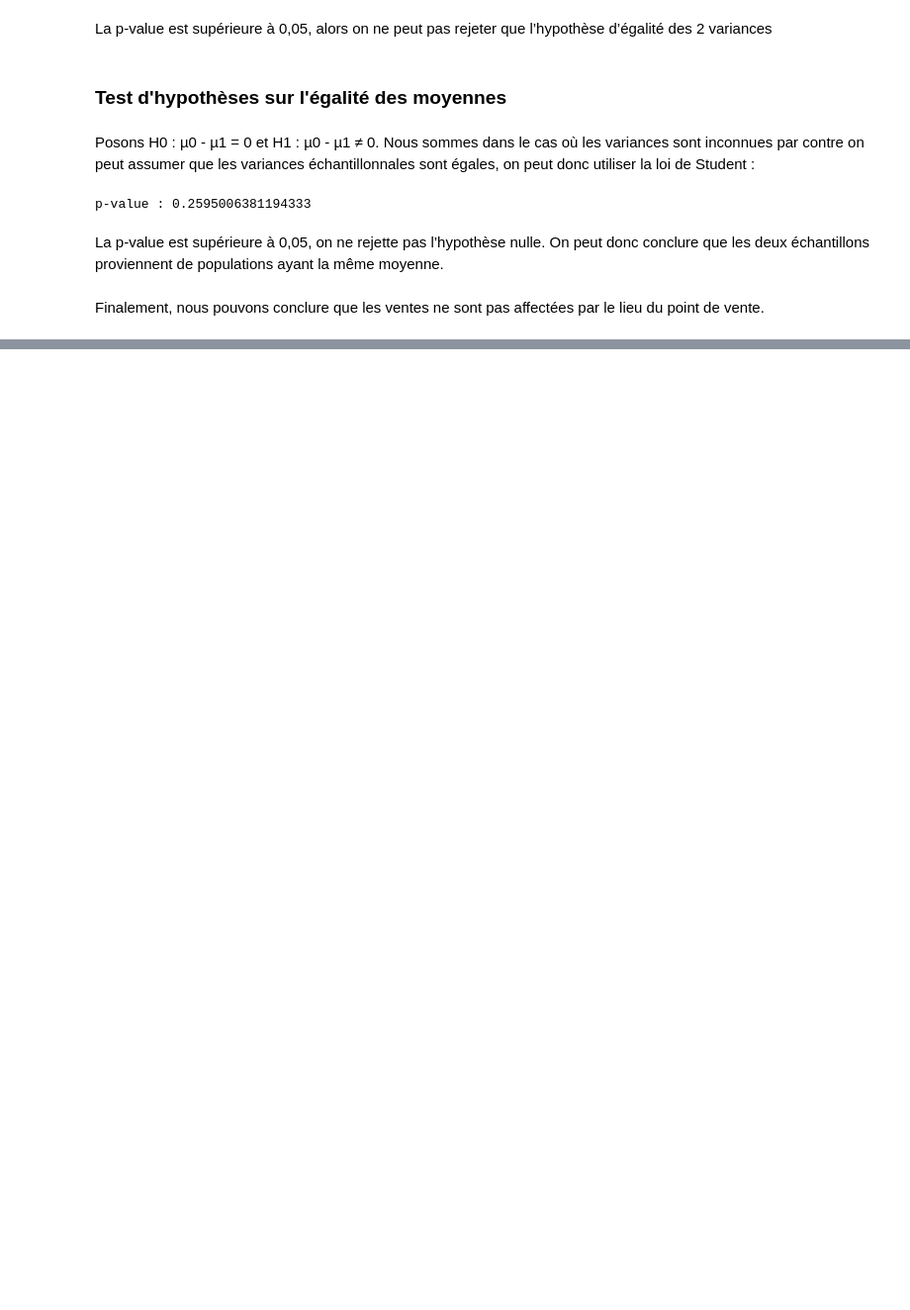
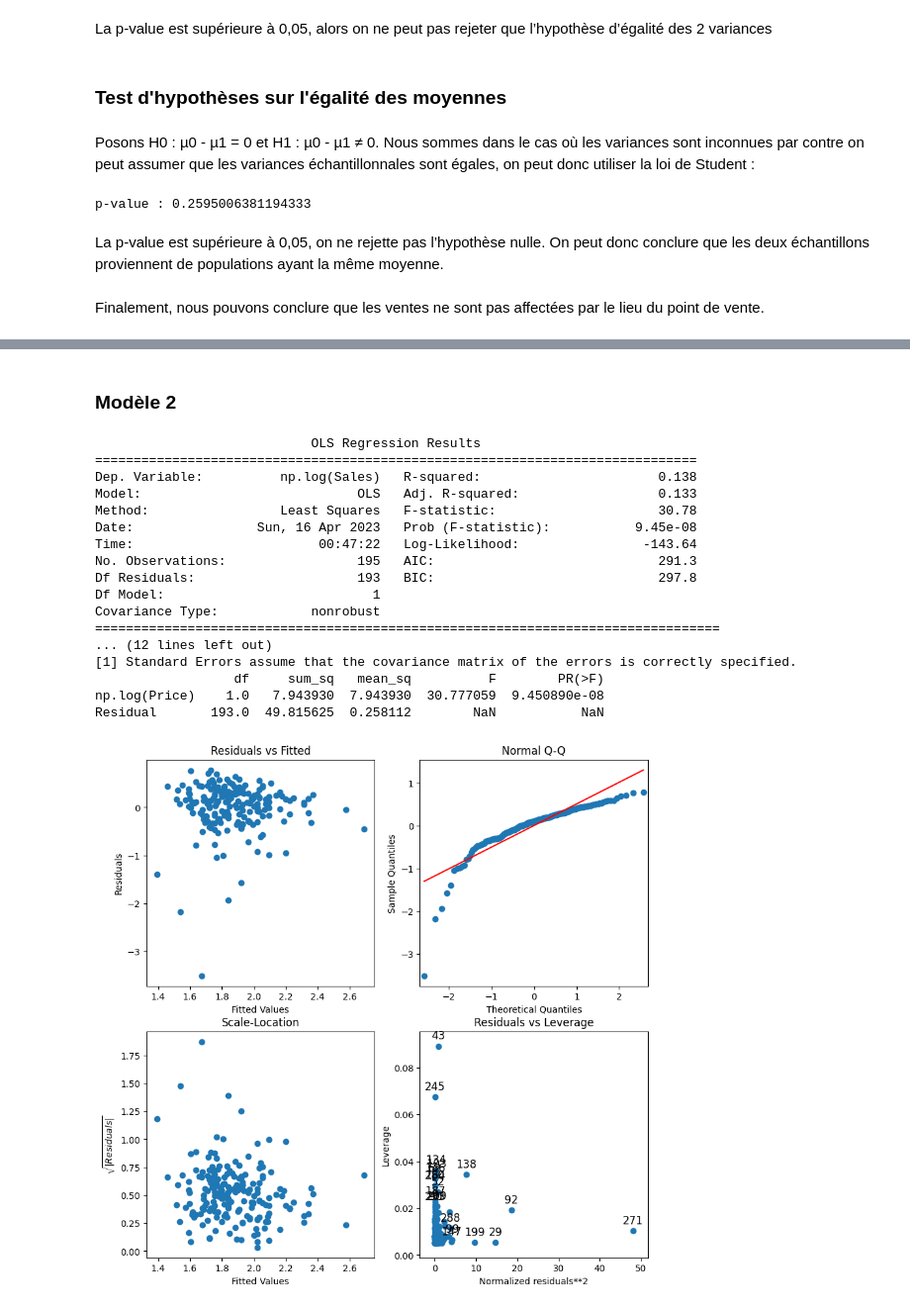
Before and after one commit to TristanVLM/proba-stats, a Jupyter notebook: DevoirDH23.ipynb, the cells around one changed output, grey strips where cells are left out. Shown at 99% size. Drawn from its saved outputs; the diff is of its cells as text; code cells hidden in the pictures; blank space fills up the shorter version.

```diff
--- a/DevoirDH23.ipynb
+++ b/DevoirDH23.ipynb
@@ -214,0 +265,48 @@ Finalement, nous pouvons conclure que les ventes ne sont pas affectées par le l
+# %% [markdown]
+### Modèle 2
+# %%
+modele2 = sm.formula.ols('np.log(Sales) ~ np.log(Price)', data=df).fit()
+print(modele2.summary())
+
+anova = sm.stats.anova_lm(modele2)
+print(anova)
+
+residuals = modele2.resid
+fitted = modele2.fittedvalues
+fig, ax = plt.subplots(2, 2, figsize=(10, 10))
+ax[0][0].scatter(fitted, residuals)
+ax[0][0].set_xlabel('Fitted Values')
+ax[0][0].set_ylabel('Residuals')
+ax[0][0].set_title('Residuals vs Fitted')
+
+sm.qqplot(residuals, line='s', ax=ax[0][1])
+ax[0][1].set_title('Normal Q-Q')
+
+sqrt_abs_residuals = np.sqrt(np.abs(residuals))
+ax[1][0].scatter(fitted, sqrt_abs_residuals)
+ax[1][0].set_xlabel('Fitted Values')
+ax[1][0].set_ylabel('$\sqrt{|Residuals|}$')
+ax[1][0].set_title('Scale-Location')
+
+sm.graphics.plot_leverage_resid2(modele2, ax=ax[1][1])
+ax[1][1].set_title('Residuals vs Leverage')
+plt.show()
+# %% [output]
+                            OLS Regression Results
+==============================================================================
+Dep. Variable:          np.log(Sales)   R-squared:                       0.138
+Model:                            OLS   Adj. R-squared:                  0.133
+Method:                 Least Squares   F-statistic:                     30.78
+Date:                Sun, 16 Apr 2023   Prob (F-statistic):           9.45e-08
+Time:                        00:47:22   Log-Likelihood:                -143.64
+No. Observations:                 195   AIC:                             291.3
+Df Residuals:                     193   BIC:                             297.8
+Df Model:                           1
+Covariance Type:            nonrobust
+=================================================================================
+... (12 lines left out)
+[1] Standard Errors assume that the covariance matrix of the errors is correctly specified.
+                  df     sum_sq   mean_sq          F        PR(>F)
+np.log(Price)    1.0   7.943930  7.943930  30.777059  9.450890e-08
+Residual       193.0  49.815625  0.258112        NaN           NaN
+[figure, added]
```
Also changed, not shown: parts of 12 cells of this notebook.
